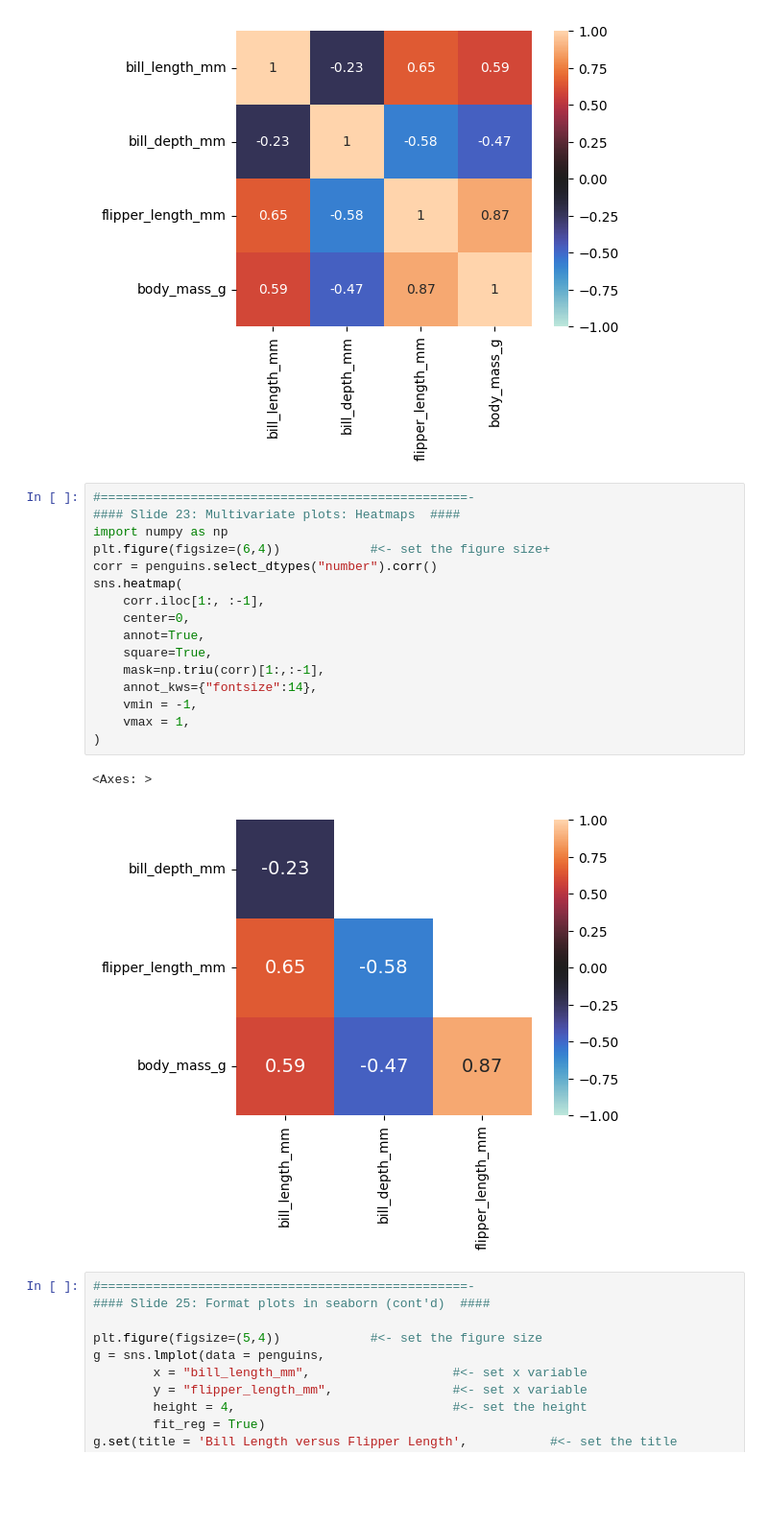
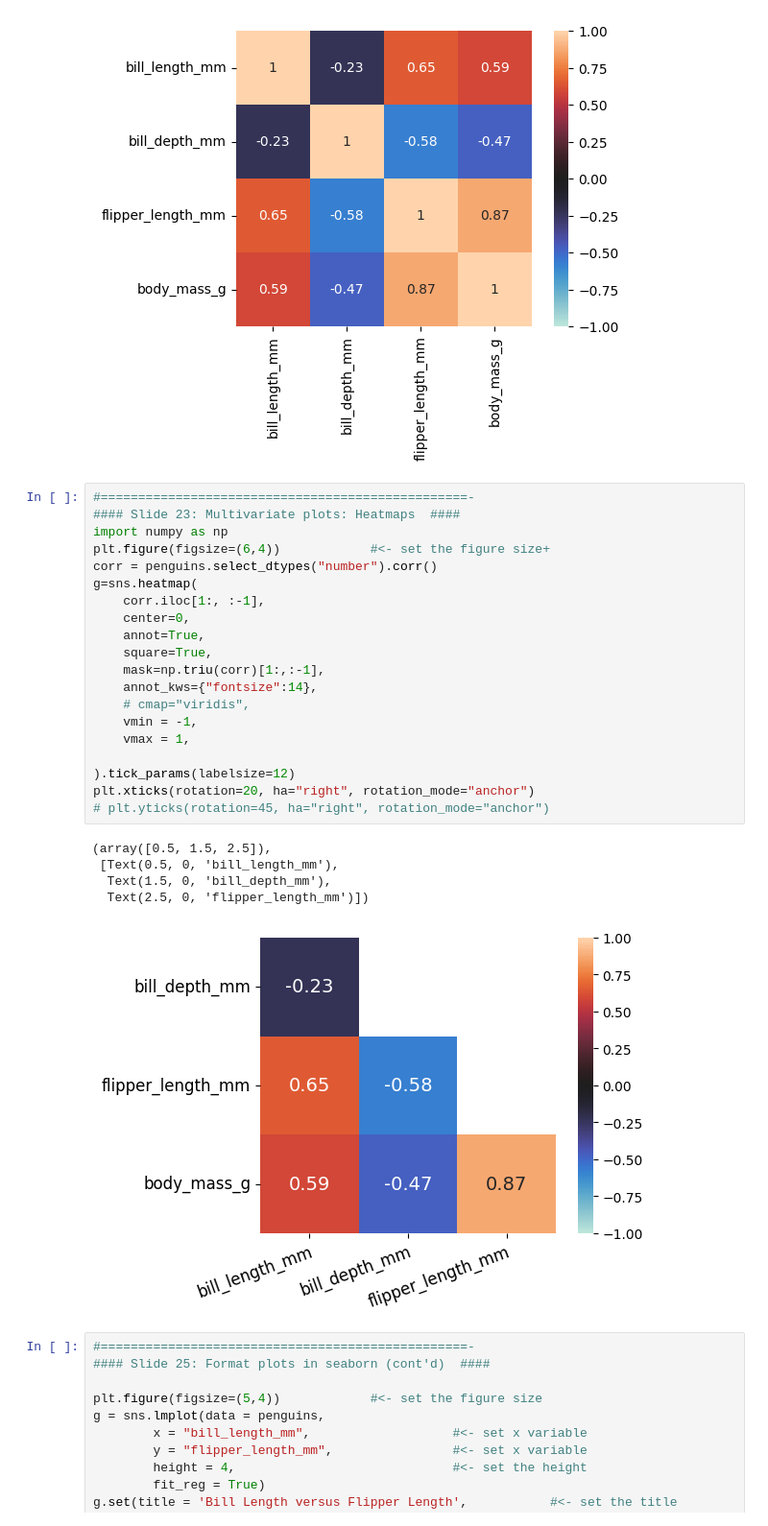
Before and after one commit to leongus1/Data-Visualization-with-Python, a Jupyter notebook: 3_InteractiveVisualizationWithPlotly/InteractiveVisualizationWithPlotly/1-Seaborn/1-Seaborn-code.ipynb, the cells around one changed output. Shown at 96% size. Drawn from its saved outputs; the diff is of its cells as text; blank space fills up the shorter version.

```diff
--- a/3_InteractiveVisualizationWithPlotly/InteractiveVisualizationWithPlotly/1-Seaborn/1-Seaborn-code.ipynb
+++ b/3_InteractiveVisualizationWithPlotly/InteractiveVisualizationWithPlotly/1-Seaborn/1-Seaborn-code.ipynb
@@ -308,22 +415,29 @@ sns.heatmap(penguins.select_dtypes("number").corr(),         #<- set the data to
 # %%
 #=================================================-
 #### Slide 23: Multivariate plots: Heatmaps  ####
 import numpy as np
 plt.figure(figsize=(6,4))            #<- set the figure size+
 corr = penguins.select_dtypes("number").corr()
-sns.heatmap(
+g=sns.heatmap(
     corr.iloc[1:, :-1],
     center=0,
     annot=True,
     square=True,
     mask=np.triu(corr)[1:,:-1],
     annot_kws={"fontsize":14},
+    # cmap="viridis",
     vmin = -1,
     vmax = 1,
-)
+
+).tick_params(labelsize=12)
+plt.xticks(rotation=20, ha="right", rotation_mode="anchor")
+# plt.yticks(rotation=45, ha="right", rotation_mode="anchor")
 # %% [output]
-<Axes: >
+(array([0.5, 1.5, 2.5]),
+ [Text(0.5, 0, 'bill_length_mm'),
+  Text(1.5, 0, 'bill_depth_mm'),
+  Text(2.5, 0, 'flipper_length_mm')])
-[figure, old version]
+[figure, new version]
 # %%
 #=================================================-
 #### Slide 25: Format plots in seaborn (cont'd)  ####
```
Also changed, not shown: parts of 16 cells of this notebook, 6 other files.
